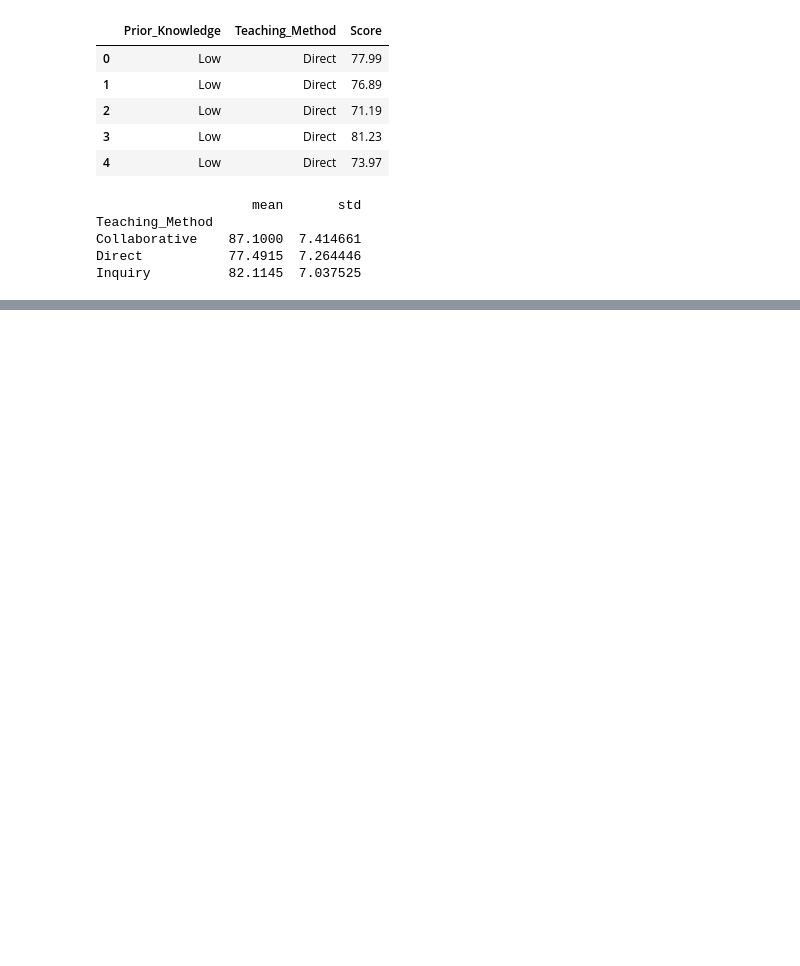
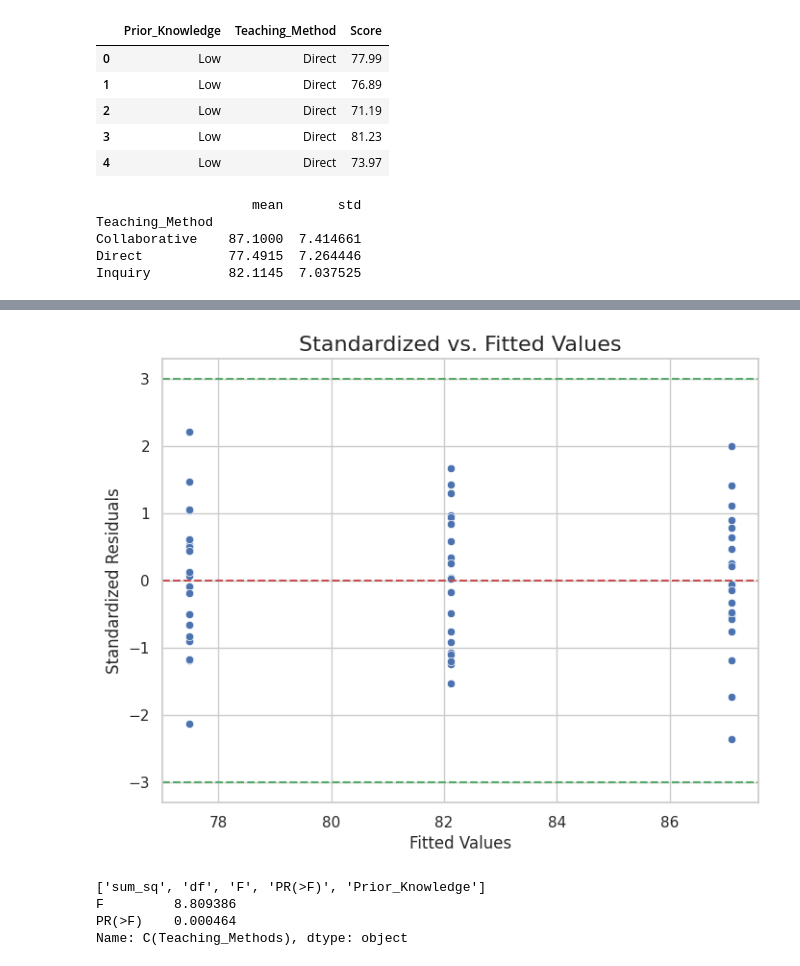
Before and after one commit to morales-evelyn/STAT-7220-Applied-Experimental-Design, a Jupyter notebook: Assignments/HW2/HW-2.ipynb, the cells around one changed output, grey strips where cells are left out. Saved outputs shown, nothing was run; the diff lists cells and outputs as text; code cells hidden in the pictures; blank space fills up the shorter version.

```diff
--- a/Assignments/HW2/HW-2.ipynb
+++ b/Assignments/HW2/HW-2.ipynb
@@ -29,0 +84,25 @@ Inquiry          82.1145  7.037525
+# %%
+#Constant Variance check
+##Obtain Standardized Residuals
+standardized_residuals = ts_mod.get_influence().resid_studentized_internal
+fitted_values = ts_mod.fittedvalues
+#Create Plot using seaborn
+plt.figure(figsize=(8, 6))
+sns.scatterplot(x=fitted_values, y=standardized_residuals)
+plt.axhline(y=0, color='r', linestyle='--')
+plt.axhline(y=3, color='g', linestyle='--')
+plt.axhline(y=-3, color='g', linestyle='--')
+plt.title('Standardized vs. Fitted Values', fontsize=16)
+plt.xlabel('Fitted Values')
+plt.ylabel('Standardized Residuals')
+plt.show()
+# %% [output]
+[figure, added]
+# %%
+print(ts_tab.columns.tolist())
+print(ts_tab.loc["C(Teaching_Methods)", ["F", "PR(>F)"]])
+# %% [output]
+['sum_sq', 'df', 'F', 'PR(>F)', 'Prior_Knowledge']
+F         8.809386
+PR(>F)    0.000464
+Name: C(Teaching_Methods), dtype: object
```
Also changed, not shown: parts of 15 cells of this notebook.
